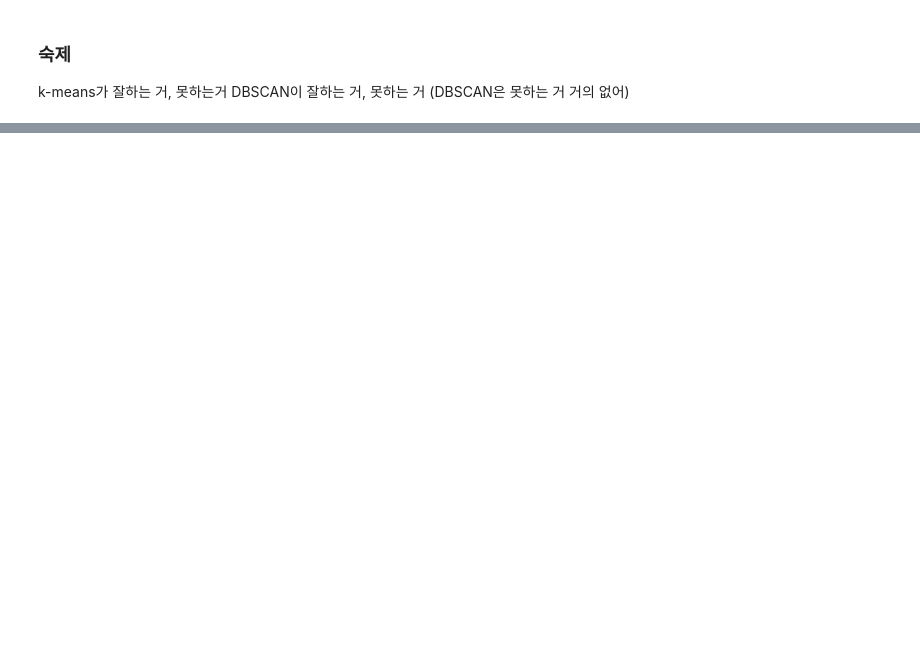
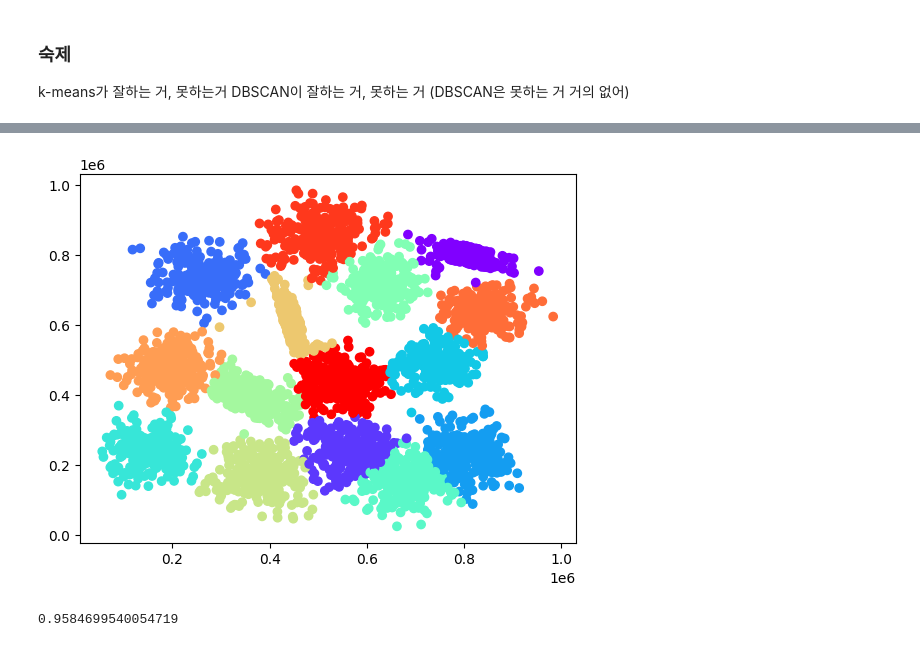
Before and after one commit to Park-HY-00/BAV, a Jupyter notebook: week8-hw.ipynb, the cells around one changed output, grey strips where cells are left out. Cells and saved outputs as stored; diff of their text form; code cells hidden in the pictures; blank space fills up the shorter version.

```diff
--- a/week8-hw.ipynb
+++ b/week8-hw.ipynb
@@ -81,0 +129,19 @@ DBSCAN이 잘하는 거, 못하는 거 (DBSCAN은 못하는 거 거의 없어)
+# %%
+set2_df = pd.read_csv("./week8-dataset/s-set2.csv")
+
+training_points = set2_df[["col1", "col2"]]
+training_labels = set2_df["target"]
+
+kmeans = KMeans(n_clusters=15).fit(training_points)
+
+plt.scatter(training_points["col1"], training_points["col2"], c=kmeans.labels_,
+		cmap='rainbow')
+
+plt.show()
+
+arc = adjusted_rand_score(training_labels, kmeans.labels_)
+
+print(arc)
+# %% [output]
+[figure, added]
+0.9584699540054719
```
Also changed, not shown: parts of 16 cells of this notebook, 7 other files.
